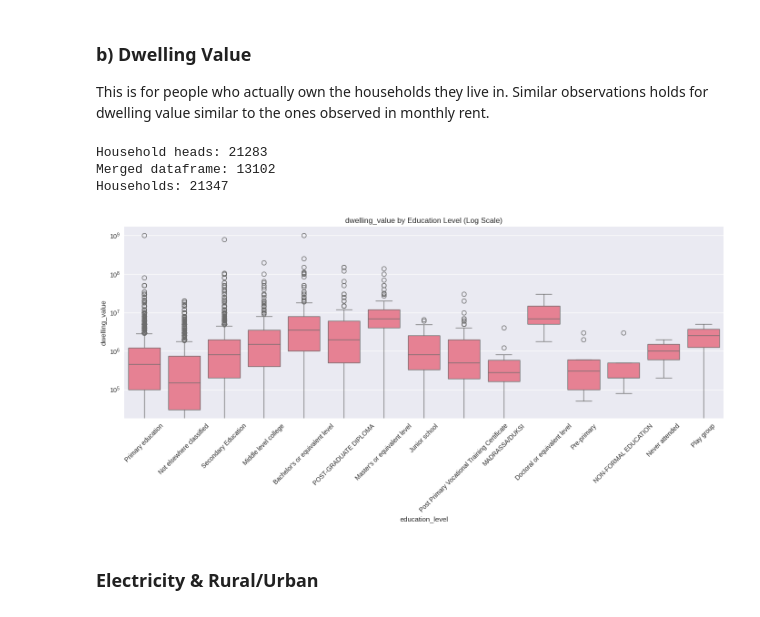
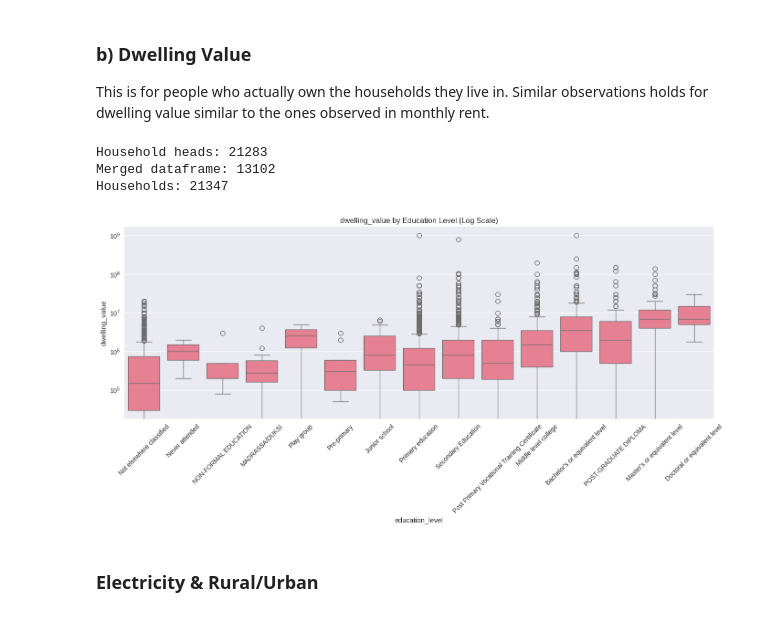
Before and after one commit to silprosa/fynesse_mlfc, a Jupyter notebook: notebooks/Education.ipynb, the cells around one changed output. Cells and saved outputs as stored; diff of their text form; code cells hidden in the pictures.

```diff
--- a/notebooks/Education.ipynb
+++ b/notebooks/Education.ipynb
@@ -374,0 +365,2 @@ assess.plot_education_levels(person['education_level'])
+# %%
+person["education_level"] = person["education_level"].str.strip()
@@ -557,27 +575,27 @@ Similar observations holds for dwelling value similar to the ones observed in mo
 # %%
 household_heads = person[person['relationship_to_head'] == 'HEAD'].copy()
 house_value = pd.merge(household_heads[['interview_key', 'education_level']],
                     house[['interview_key','county', 'dwelling_value']],
                     on='interview_key',
                     how='inner')
 
 house_value = house_value.dropna(subset=['dwelling_value'])
 print(f"Household heads: {len(household_heads)}")
 print(f"Merged dataframe: {len(house_value)}")
 print(f"Households: {len(house)}")
 
 plt.figure(figsize=(14, 7))
-sns.boxplot(data=house_value, x="education_level", y="dwelling_value")
+sns.boxplot(data=house_value, x="education_level", y="dwelling_value",order=list(assess.edu_order.keys()))
 plt.xticks(rotation=45)
 plt.yscale('log')  # Use logarithmic scale
 plt.title("dwelling_value by Education Level (Log Scale)")
 plt.tight_layout()
 plt.show()
 # %% [output]
 Household heads: 21283
 Merged dataframe: 13102
 Households: 21347
-[figure, old version]
+[figure, new version]
 # %% [markdown]
 ### Electricity & Rural/Urban
 # %% [markdown]
```
Also changed, not shown: parts of 19 cells of this notebook.
